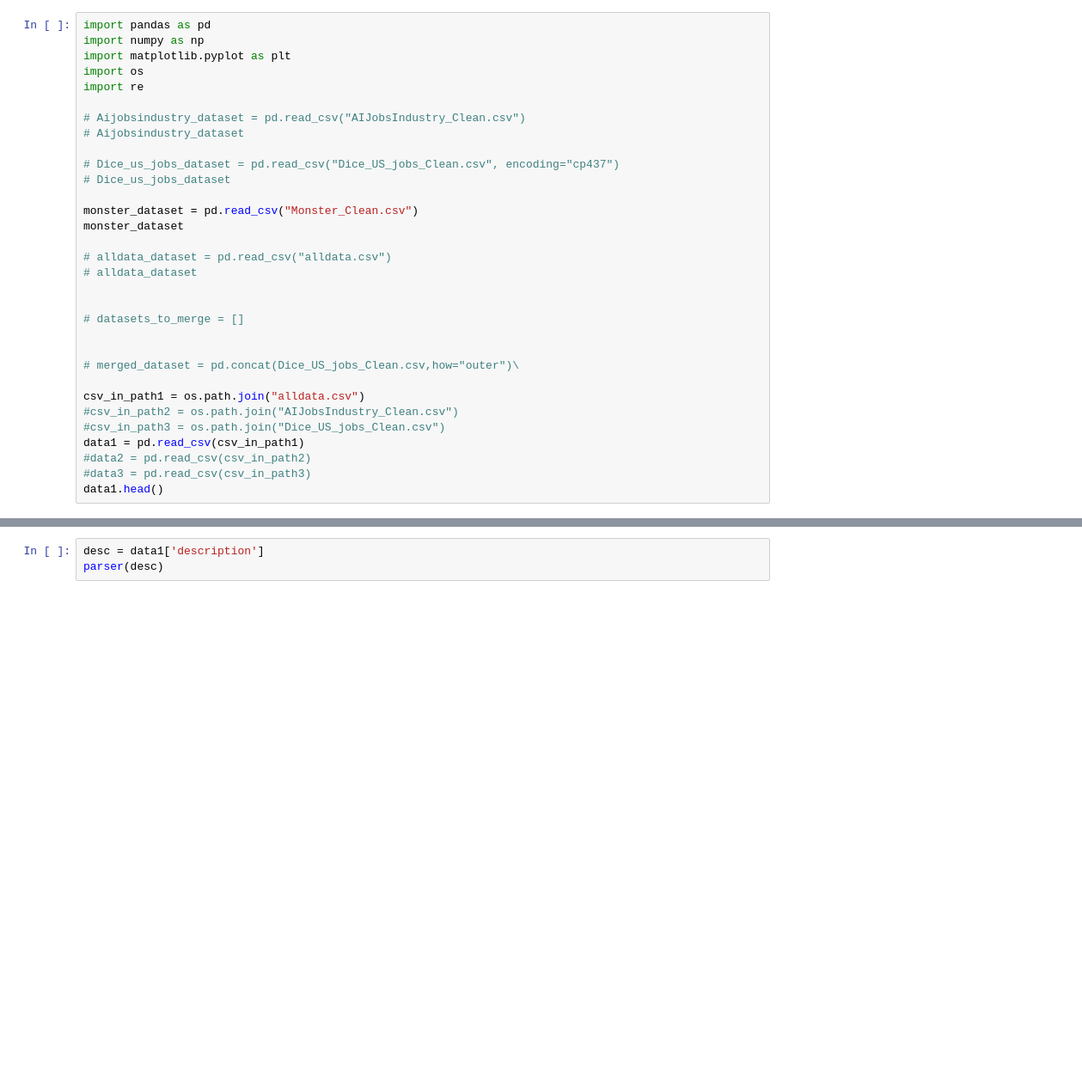
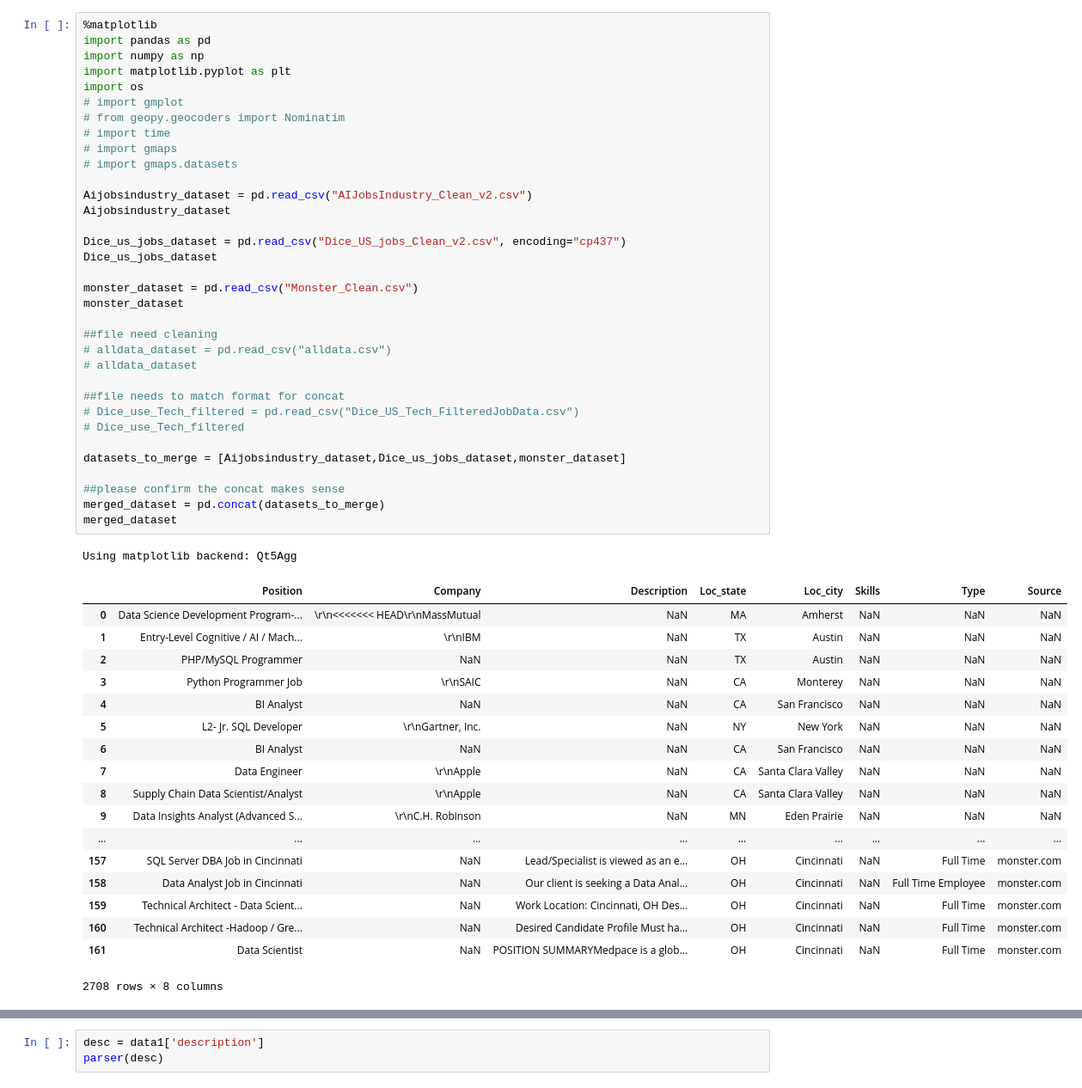
Before and after one commit to DataAnalyticsUCBX/Job_Analytics, a Jupyter notebook: Job_Analytics.ipynb, the cells around one changed output, grey strips where cells are left out. Shown at 86% size. Saved outputs shown, nothing was run; the diff lists cells and outputs as text; blank space fills up the shorter version.

Commit message:
Added concat function to main file, 2 files need fixing please read comment

```diff
--- a/Job_Analytics.ipynb
+++ b/Job_Analytics.ipynb
@@ -1,35 +1,57 @@
 # %%
+%matplotlib
 import pandas as pd
 import numpy as np
 import matplotlib.pyplot as plt
 import os
-import re
+# import gmplot
+# from geopy.geocoders import Nominatim
+# import time
+# import gmaps
+# import gmaps.datasets
 
-# Aijobsindustry_dataset = pd.read_csv("AIJobsIndustry_Clean.csv")
-# Aijobsindustry_dataset
+Aijobsindustry_dataset = pd.read_csv("AIJobsIndustry_Clean_v2.csv")
+Aijobsindustry_dataset
 
-# Dice_us_jobs_dataset = pd.read_csv("Dice_US_jobs_Clean.csv", encoding="cp437")
-# Dice_us_jobs_dataset
+Dice_us_jobs_dataset = pd.read_csv("Dice_US_jobs_Clean_v2.csv", encoding="cp437")
+Dice_us_jobs_dataset
 
 monster_dataset = pd.read_csv("Monster_Clean.csv")
 monster_dataset
 
+##file need cleaning
 # alldata_dataset = pd.read_csv("alldata.csv")
 # alldata_dataset
 
+##file needs to match format for concat
+# Dice_use_Tech_filtered = pd.read_csv("Dice_US_Tech_FilteredJobData.csv")
+# Dice_use_Tech_filtered
 
-# datasets_to_merge = []
+datasets_to_merge = [Aijobsindustry_dataset,Dice_us_jobs_dataset,monster_dataset]
 
-
-# merged_dataset = pd.concat(Dice_US_jobs_Clean.csv,how="outer")\
-
-csv_in_path1 = os.path.join("alldata.csv")
-#csv_in_path2 = os.path.join("AIJobsIndustry_Clean.csv")
-#csv_in_path3 = os.path.join("Dice_US_jobs_Clean.csv")
-data1 = pd.read_csv(csv_in_path1)
-#data2 = pd.read_csv(csv_in_path2)
-#data3 = pd.read_csv(csv_in_path3)
-data1.head()
+##please confirm the concat makes sense
+merged_dataset = pd.concat(datasets_to_merge)
+merged_dataset
+# %% [output]
+Using matplotlib backend: Qt5Agg
+|  | Position | Company | Description | Loc_state | Loc_city | Skills | Type | Source |
+| 0 | Data Science Development Program-... | \r\n<<<<<<< HEAD\r\nMassMutual | NaN | MA | Amherst | NaN | NaN | NaN |
+| 1 | Entry-Level Cognitive / AI / Mach... | \r\nIBM | NaN | TX | Austin | NaN | NaN | NaN |
+| 2 | PHP/MySQL Programmer | NaN | NaN | TX | Austin | NaN | NaN | NaN |
+| 3 | Python Programmer Job | \r\nSAIC | NaN | CA | Monterey | NaN | NaN | NaN |
+| 4 | BI Analyst | NaN | NaN | CA | San Francisco | NaN | NaN | NaN |
+| 5 | L2- Jr. SQL Developer | \r\nGartner, Inc. | NaN | NY | New York | NaN | NaN | NaN |
+| 6 | BI Analyst | NaN | NaN | CA | San Francisco | NaN | NaN | NaN |
+| 7 | Data Engineer | \r\nApple | NaN | CA | Santa Clara Valley | NaN | NaN | NaN |
+| 8 | Supply Chain Data Scientist/Analyst | \r\nApple | NaN | CA | Santa Clara Valley | NaN | NaN | NaN |
+| 9 | Data Insights Analyst (Advanced S... | \r\nC.H. Robinson | NaN | MN | Eden Prairie | NaN | NaN | NaN |
+| ... | ... | ... | ... | ... | ... | ... | ... | ... |
+| 157 | SQL Server DBA Job in Cincinnati | NaN | Lead/Specialist is viewed as an e... | OH | Cincinnati | NaN | Full Time | monster.com |
+| 158 | Data Analyst Job in Cincinnati | NaN | Our client is seeking a Data Anal... | OH | Cincinnati | NaN | Full Time Employee | monster.com |
+| 159 | Technical Architect - Data Scient... | NaN | Work Location: Cincinnati, OH Des... | OH | Cincinnati | NaN | Full Time | monster.com |
+| 160 | Technical Architect -Hadoop / Gre... | NaN | Desired Candidate Profile Must ha... | OH | Cincinnati | NaN | Full Time | monster.com |
+| 161 | Data Scientist | NaN | POSITION SUMMARYMedpace is a glob... | OH | Cincinnati | NaN | Full Time | monster.com |
+2708 rows × 8 columns
 # %%
 def parser(column):
     word_count = {}
```
